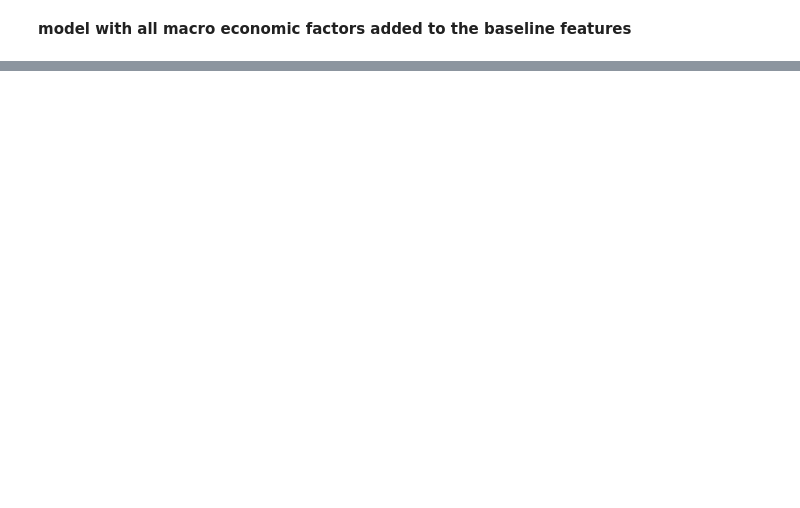
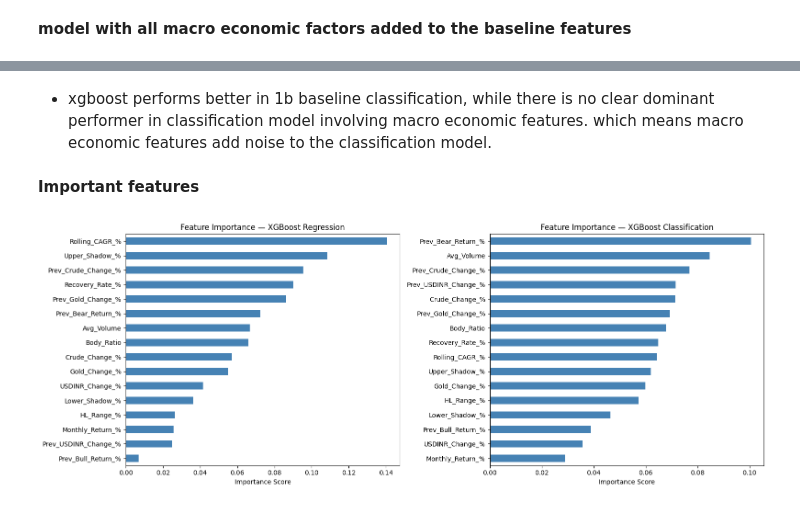
Before and after one commit to aparna-2001/nifty50-stock-price-forecasting, a Jupyter notebook: nifty50_monthly_eda_prediction_ipynb.ipynb, the cells around one changed output, grey strips where cells are left out. Cells and saved outputs as stored; diff of their text form; code cells hidden in the pictures; blank space fills up the shorter version.

```diff
--- a/nifty50_monthly_eda_prediction_ipynb.ipynb
+++ b/nifty50_monthly_eda_prediction_ipynb.ipynb
@@ -472,0 +614,16 @@ XGBoost         Accuracy: 0.519  F1: 0.576
+# %%
+models_clf_v2_extended = {
+    'LogisticReg':    LogisticRegression(),
+    'RandomForest':   RandomForestClassifier(n_estimators=100, random_state=42),
+    'XGBoost':        XGBClassifier(n_estimators=100, random_state=42),
+    'SVM':            SVC(),
+    'KNN':            KNeighborsClassifier(),
+    'DecisionTree':   DecisionTreeClassifier(random_state=42),
+    'NaiveBayes':     GaussianNB()
+}
+
+print("=== CLASSIFICATION (Extended) — Phase 2 ===")
+for name, model in models_clf_v2_extended.items():
+    model.fit(X2_train, y_clf2_train)
+    pred = model.predict(X2_test)
+    print(f"{name:15} Accuracy: {accuracy_score(y_clf2_test, pred):.3f}  F1: {f1_score(y_clf2_test, pred):.3f}")
@@ -472,0 +639,22 @@ XGBoost         Accuracy: 0.519  F1: 0.576
+# %% [markdown]
+* xgboost performs better in 1b baseline classification, while there is no clear dominant performer in classification model involving macro economic features. which means macro economic features add noise to the classification model.
+# %% [markdown]
+**Important features**
+# %%
+
+
+fig, axes = plt.subplots(1, 2, figsize=(16, 6))
+
+for ax, (name, model, title) in zip(axes, [
+    ('XGBoost Regression',     models_reg['XGBoost'],  'XGBoost Regression'),
+    ('XGBoost Classification', models_clf['XGBoost'],  'XGBoost Classification')
+]):
+    importance = pd.Series(model.feature_importances_, index=feature_cols_v2)
+    importance.sort_values().plot(kind='barh', ax=ax, color='steelblue')
+    ax.set_title(f'Feature Importance — {title}')
+    ax.set_xlabel('Importance Score')
+
+plt.tight_layout()
+plt.show()
+# %% [output]
+[figure, added]
```
Also changed, not shown: parts of 22 cells of this notebook.
